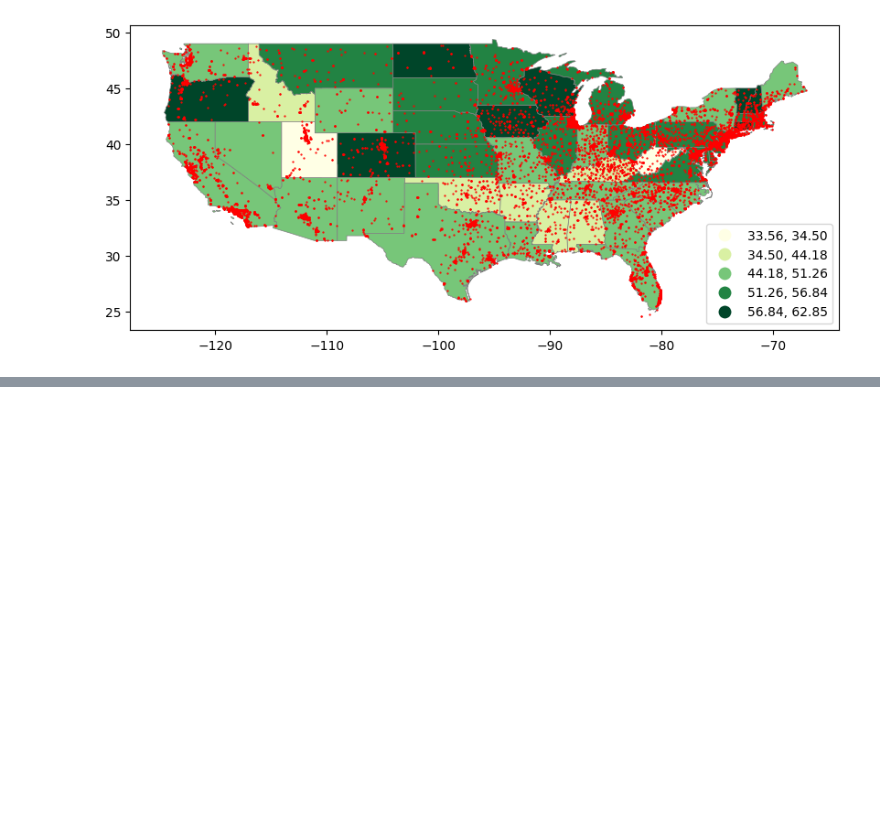
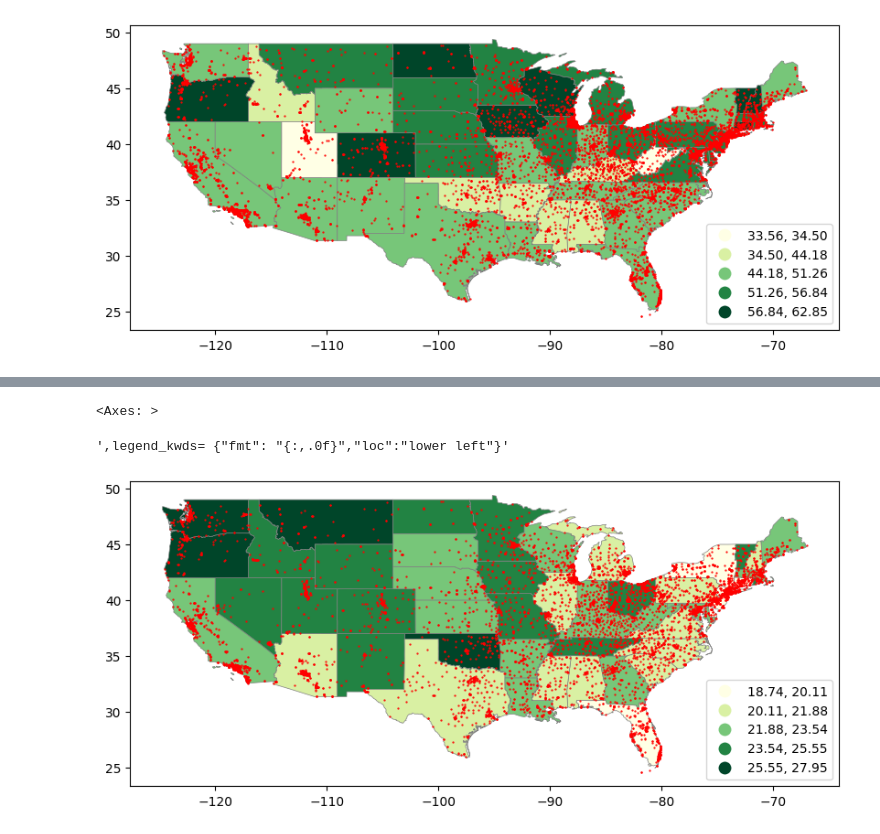
Before and after one commit to gauravshetty98/Analyzing-Statewise-Substance-Abuse-And-Its-Correalation, a Jupyter notebook: map_ps0.ipynb, the cells around one changed output, grey strips where cells are left out. Drawn from its saved outputs; the diff is of its cells as text; code cells hidden in the pictures; blank space fills up the shorter version.

Commit message:
added mental health directory data

```diff
--- a/map_ps0.ipynb
+++ b/map_ps0.ipynb
@@ -894,0 +889,3 @@ array(['AL', 'AZ', 'AR', 'CA', 'CO', 'CT', 'DE', 'DC', 'FL', 'GA', 'ID',
+# %%
+mh_dir = pd.read_csv('mh_dir.csv')
+mh_dir.head(1)
@@ -894,0 +907,21 @@ array(['AL', 'AZ', 'AR', 'CA', 'CO', 'CT', 'DE', 'DC', 'FL', 'GA', 'ID',
+# %%
+geometry = [Point(xy) for xy in zip(mh_dir['long'], mh_dir['lat'])]
+geo_df = gpd.GeoDataFrame(geometry = geometry[:])
+# %%
+fig, ax = plt.subplots(figsize=(10,15))
+
+mt_map.plot(ax= ax,column='Pop_based_count',legend=True,cmap='YlGn',scheme='natural_breaks',k=5, edgecolor='grey',
+              linewidth=0.5)
+
+''',legend_kwds= {"fmt": "{:,.0f}","loc":"lower left"}'''
+#l1 = ax.get_legend()
+#l1.set_title('Alcohol Use Count')
+#ax.add_artist(l1)
+
+g = geo_df.plot(ax = ax, markersize = 1.4, color = 'red',marker = '.')
+
+plt.show()
+# %% [output]
+<Axes: >
+',legend_kwds= {"fmt": "{:,.0f}","loc":"lower left"}'
+[figure, added]
```
Also changed, not shown: parts of 6 cells of this notebook.
